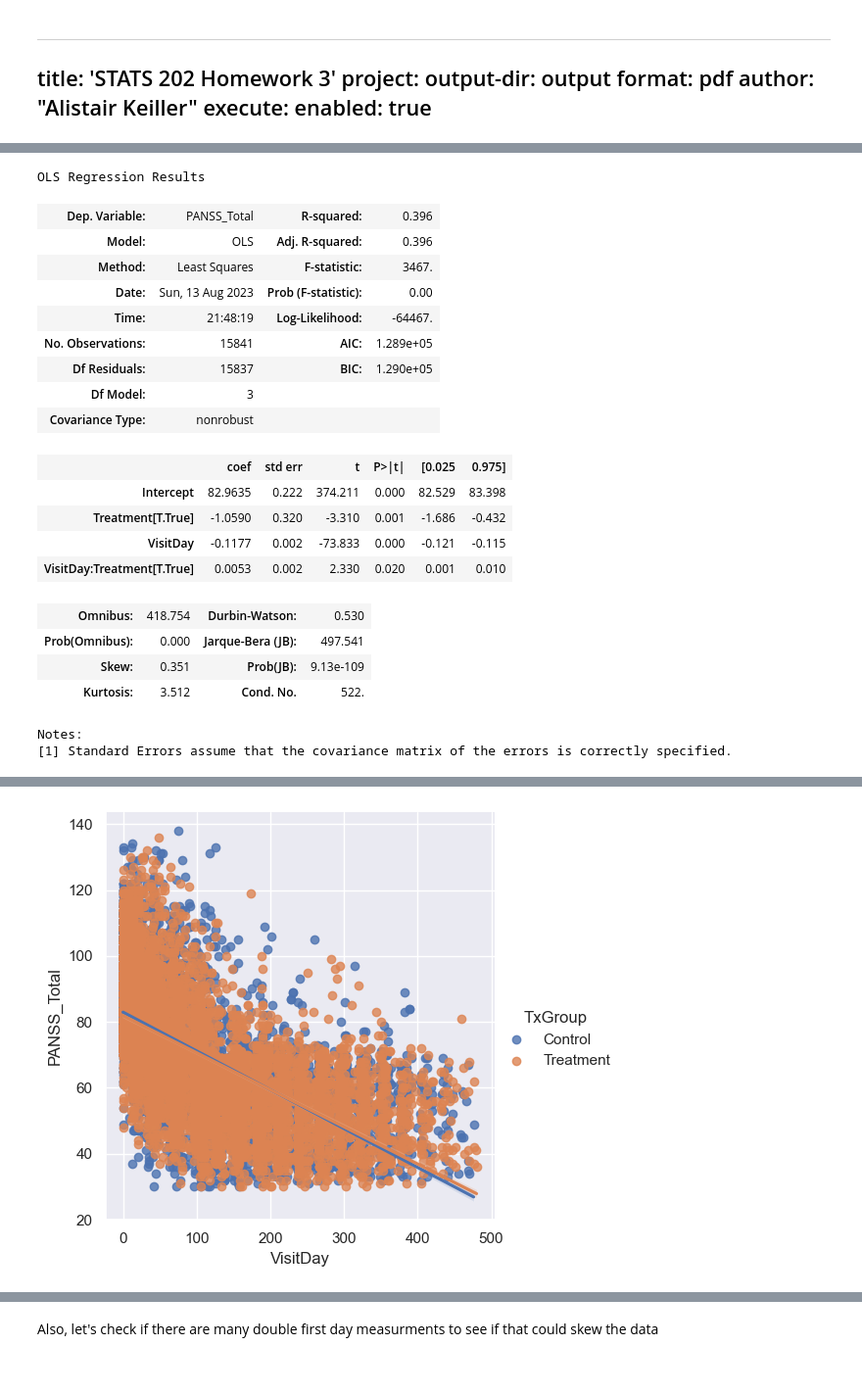
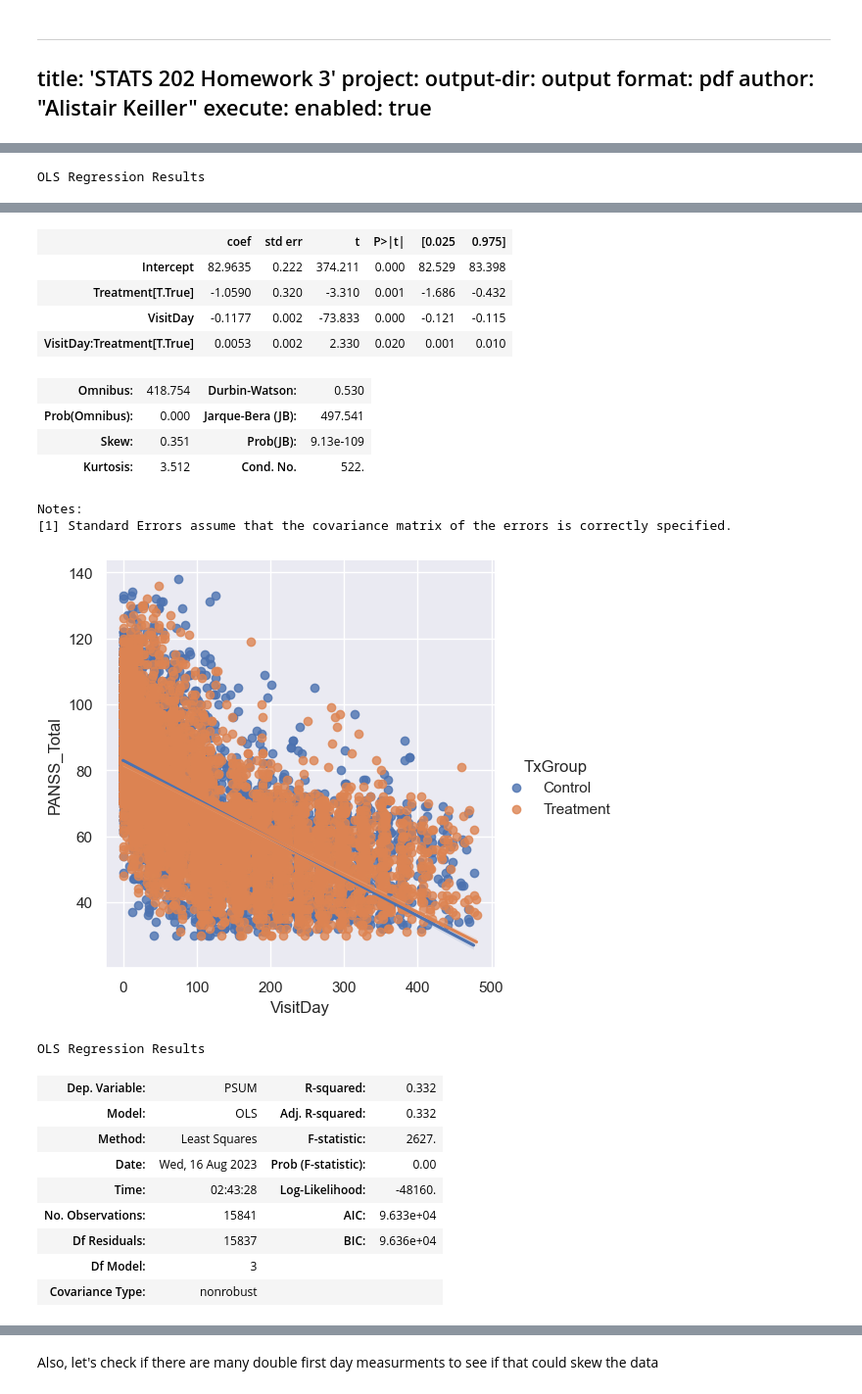
Before and after one commit to AlistairKeiller/STATS-202-final, a Jupyter notebook: final.ipynb, the cells around one changed output, grey strips where cells are left out. Shown at 98% size. Saved outputs shown, nothing was run; the diff lists cells and outputs as text; code cells hidden in the pictures.

```diff
--- a/final.ipynb
+++ b/final.ipynb
@@ -37,7 +38,10 @@ data["NSUM"] = np.sum([data["N" + str(n)] for n in range(1, 8)], axis=0)
 data["GSUM"] = np.sum([data["G" + str(n)] for n in range(1, 17)], axis=0)
 data["Treatment"] = data["TxGroup"] == "Treatment"
 data["Flagged"] = data["LeadStatus"] != "Passed"
-data["SiteID"] = data["SiteID"].astype("category")
+data["categoryPatientID"] = data["PatientID"].astype("category")
+data["categorySiteID"] = data["SiteID"].astype("category")
+data["categoryRaterID"] = data["RaterID"].astype("category")
+data["categoryAssessmentID"] = data["AssessmentID"].astype("category")
 PANSS_parts = [
     "P1",
     "P2",
@@ -96,35 +92,18 @@ Our null hypothesis is that the treatment has no effect, and we can reject the n
-# %%
-smf.ols(
-    "PANSS_Total ~ VisitDay*Treatment", data=data[data.LeadStatus == "Passed"]
-).fit().summary()
-# %% [output]
-OLS Regression Results
-| Dep. Variable: | PANSS_Total | R-squared: | 0.396 |
-| Model: | OLS | Adj. R-squared: | 0.396 |
-| Method: | Least Squares | F-statistic: | 3467. |
-| Date: | Sun, 13 Aug 2023 | Prob (F-statistic): | 0.00 |
-| Time: | 21:48:19 | Log-Likelihood: | -64467. |
-| No. Observations: | 15841 | AIC: | 1.289e+05 |
-| Df Residuals: | 15837 | BIC: | 1.290e+05 |
-| Df Model: | 3 |  |  |
-| Covariance Type: | nonrobust |  |  |
-|  | coef | std err | t | P>|t| | [0.025 | 0.975] |
-| Intercept | 82.9635 | 0.222 | 374.211 | 0.000 | 82.529 | 83.398 |
-| Treatment[T.True] | -1.0590 | 0.320 | -3.310 | 0.001 | -1.686 | -0.432 |
-| VisitDay | -0.1177 | 0.002 | -73.833 | 0.000 | -0.121 | -0.115 |
-| VisitDay:Treatment[T.True] | 0.0053 | 0.002 | 2.330 | 0.020 | 0.001 | 0.010 |
-| Omnibus: | 418.754 | Durbin-Watson: | 0.530 |
-| Prob(Omnibus): | 0.000 | Jarque-Bera (JB): | 497.541 |
-| Skew: | 0.351 | Prob(JB): | 9.13e-109 |
-| Kurtosis: | 3.512 | Cond. No. | 522. |
-Notes:
-[1] Standard Errors assume that the covariance matrix of the errors is correctly specified.
 # %%
-sns.lmplot(
-    x="VisitDay",
-    y="PANSS_Total",
-    data=data[data.LeadStatus == "Passed"],
-    hue="TxGroup",
-)
-plt.show()
+for metric in ["PANSS_Total", "PSUM", "NSUM", "GSUM"]:
+    display(
+        smf.ols(
+            metric + " ~ VisitDay*Treatment", data=data[data.LeadStatus == "Passed"]
+        )
+        .fit()
+        .summary()
+    )
+    sns.lmplot(
+        x="VisitDay",
+        y=metric,
+        data=data[data.LeadStatus == "Passed"],
+        hue="TxGroup",
+    )
+    plt.show()
 # %% [output]
+OLS Regression Results
@@ -131 +119,22 @@ plt.show()
+|  | coef | std err | t | P>|t| | [0.025 | 0.975] |
+| Intercept | 82.9635 | 0.222 | 374.211 | 0.000 | 82.529 | 83.398 |
+| Treatment[T.True] | -1.0590 | 0.320 | -3.310 | 0.001 | -1.686 | -0.432 |
+| VisitDay | -0.1177 | 0.002 | -73.833 | 0.000 | -0.121 | -0.115 |
+| VisitDay:Treatment[T.True] | 0.0053 | 0.002 | 2.330 | 0.020 | 0.001 | 0.010 |
+| Omnibus: | 418.754 | Durbin-Watson: | 0.530 |
+| Prob(Omnibus): | 0.000 | Jarque-Bera (JB): | 497.541 |
+| Skew: | 0.351 | Prob(JB): | 9.13e-109 |
+| Kurtosis: | 3.512 | Cond. No. | 522. |
+Notes:
+[1] Standard Errors assume that the covariance matrix of the errors is correctly specified.
-[figure, old version]
+[figure, new version]
+OLS Regression Results
+| Dep. Variable: | PSUM | R-squared: | 0.332 |
+| Model: | OLS | Adj. R-squared: | 0.332 |
+| Method: | Least Squares | F-statistic: | 2627. |
+| Date: | Wed, 16 Aug 2023 | Prob (F-statistic): | 0.00 |
+| Time: | 02:43:28 | Log-Likelihood: | -48160. |
+| No. Observations: | 15841 | AIC: | 9.633e+04 |
+| Df Residuals: | 15837 | BIC: | 9.636e+04 |
+| Df Model: | 3 |  |  |
+| Covariance Type: | nonrobust |  |  |
```
Also changed, not shown: parts of 19 cells of this notebook.
